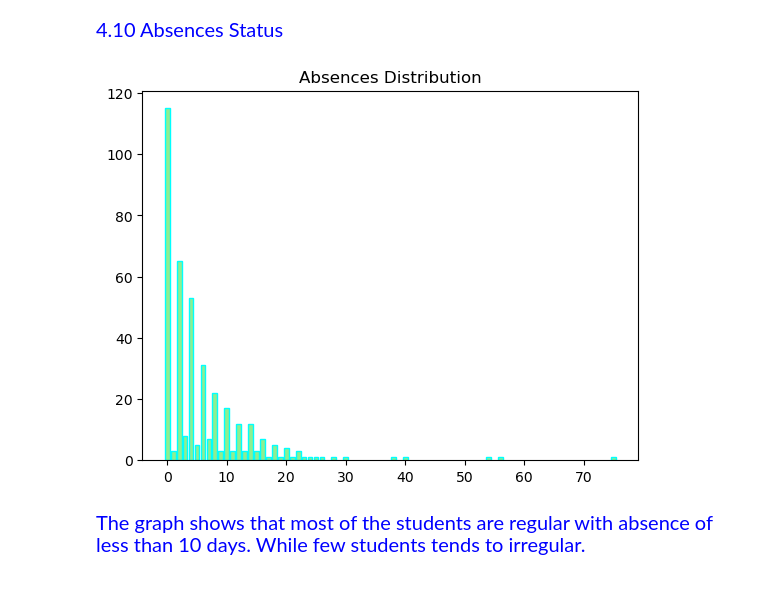
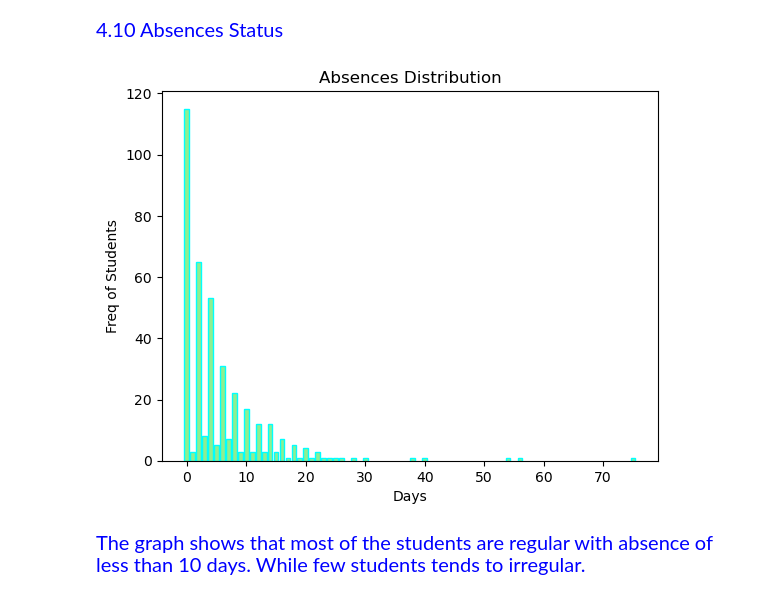
Before and after one commit to Kartika-Nidhi/DS_projects, a Jupyter notebook: StudentPerformanceAnalysis.ipynb, the cells around one changed output. Cells and saved outputs as stored; diff of their text form; code cells hidden in the pictures.

```diff
--- a/StudentPerformanceAnalysis.ipynb
+++ b/StudentPerformanceAnalysis.ipynb
@@ -88,6 +88,6 @@ Index(['school', 'sex', 'age', 'address', 'famsize', 'Pstatus', 'Medu', 'Fedu',
 <div style = "color:blue; font-size:20px">Out of 33 columns,(school, sex, age, address, famsize, Parent Status, Medu, Fedu, Mjob, Fjob, traveltime, studytime
 , failures, internet, freetime, goout, health, absences, G3) will be focused columns for this analysis.
 # %%
-# data = data[['school','sex','age','address','famsize','Pstatus','Medu','Fedu','Mjob','Fjob','traveltime','studytime','failures','internet',
-# 'freetime','absences','G3']]
-# data.head(10)
+data = data[['school','sex','age','address','famsize','Pstatus','Medu','Fedu','Mjob','Fjob','traveltime','studytime','failures','internet',
+'freetime','absences','G3']]
+data.head(10)
@@ -246,12 +257,12 @@ access.
 # %%
 plt.bar(data.absences.value_counts().index, data.absences.value_counts().values, color = 'lightgreen', edgecolor = 'cyan')
 
 plt.title("Absences Distribution")
-plt.xlabel = "Days"
-plt.ylabel = "Freq of Students"
+plt.xlabel("Days")
+plt.ylabel("Freq of Students")
 plt.show()
 # %% [output]
-[figure, old version]
+[figure, new version]
 # %% [markdown]
 <div style = "color:blue; font-size:20px">The graph shows that most of the students are regular with absence of less than 10 days. While few students tends to irregular.
 # %% [markdown]
```
Also changed, not shown: parts of 6 cells of this notebook.
